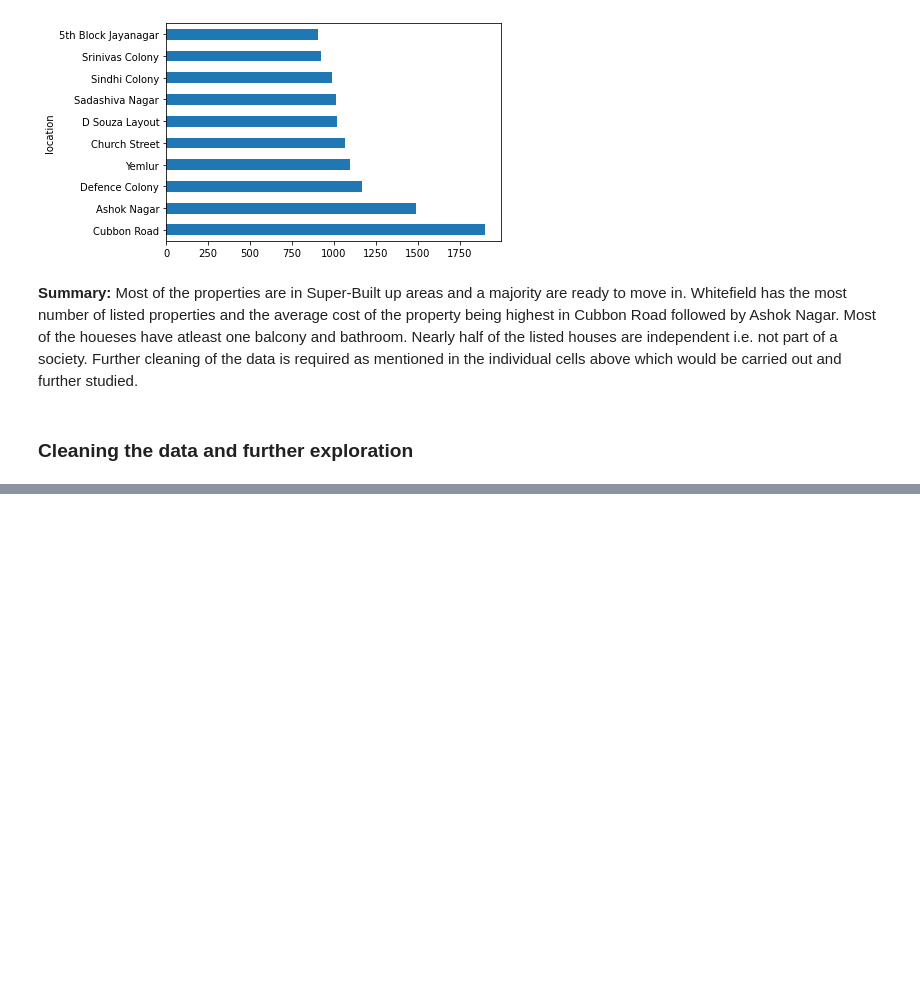
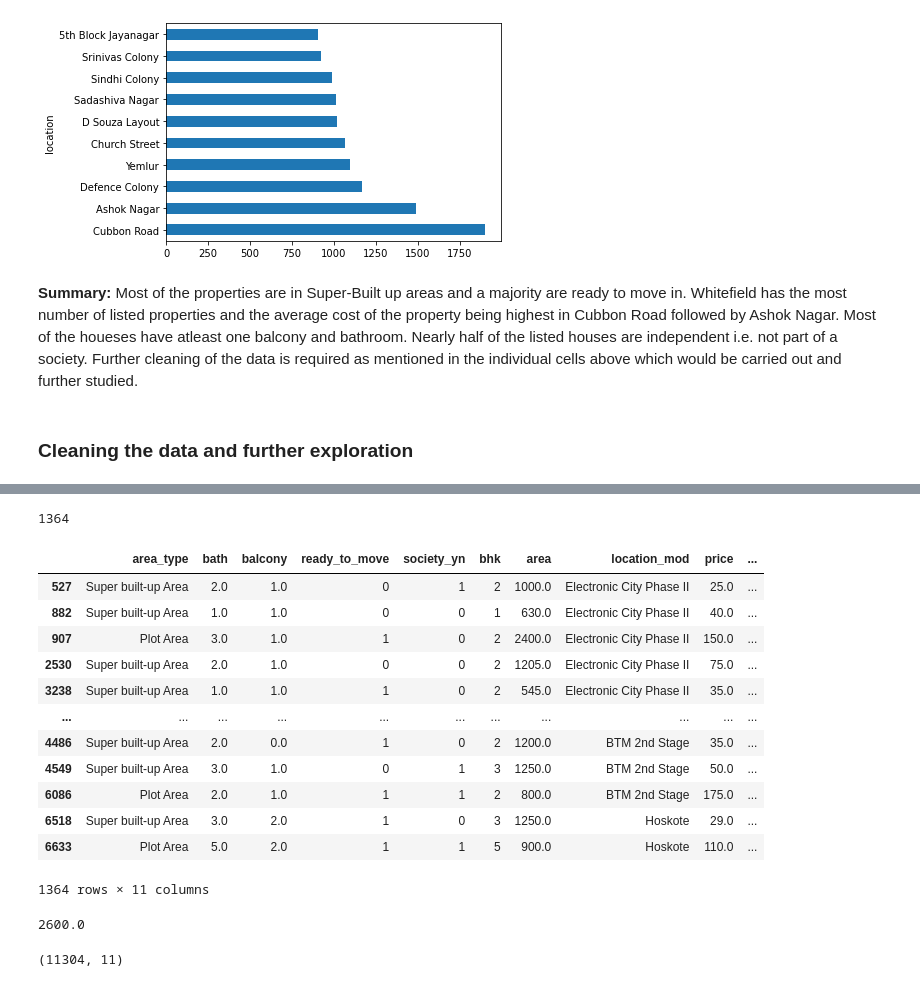
Before and after one commit to mayanksinghkgp/Bangalore_Property_Price, a Jupyter notebook: Bangalore_Property_Price.ipynb, the cells around one changed output, grey strips where cells are left out. Drawn from its saved outputs; the diff is of its cells as text; code cells hidden in the pictures; blank space fills up the shorter version.

```diff
--- a/Bangalore_Property_Price.ipynb
+++ b/Bangalore_Property_Price.ipynb
@@ -189,0 +404,4 @@ Further cleaning of the data is required as mentioned in the individual cells ab
+# %%
+df['area_per_room'] = df.area/df.bhk
+# %%
+df['price_per_sqft'] = df.price*100000/df.area
@@ -189,0 +417,37 @@ Further cleaning of the data is required as mentioned in the individual cells ab
+# %%
+def loc_drop():
+    keys = []
+    for i in df.location_mod.unique():
+        dft = df[df.location_mod == i]['price_per_sqft'].copy()
+        lo = dft.quantile(.05)
+        hi = dft.quantile(.95)
+        for j in dft.index:
+            if dft.loc[j]<lo or dft.loc[j]>hi:
+                keys.append(j)
+    return keys
+# %%
+k = loc_drop()
+# %%
+len(k)
+# %% [output]
+1364
+# %%
+df.loc[k]
+# %% [output]
+|  | area_type | bath | balcony | ready_to_move | society_yn | bhk | area | location_mod | price | ... |
+| 527 | Super built-up Area | 2.0 | 1.0 | 0 | 1 | 2 | 1000.0 | Electronic City Phase II | 25.0 | ... |
+| 882 | Super built-up Area | 1.0 | 1.0 | 0 | 0 | 1 | 630.0 | Electronic City Phase II | 40.0 | ... |
+| 907 | Plot Area | 3.0 | 1.0 | 1 | 0 | 2 | 2400.0 | Electronic City Phase II | 150.0 | ... |
+| 2530 | Super built-up Area | 2.0 | 1.0 | 0 | 0 | 2 | 1205.0 | Electronic City Phase II | 75.0 | ... |
+| 3238 | Super built-up Area | 1.0 | 1.0 | 1 | 0 | 2 | 545.0 | Electronic City Phase II | 35.0 | ... |
+| ... | ... | ... | ... | ... | ... | ... | ... | ... | ... | ... |
+| 4486 | Super built-up Area | 2.0 | 0.0 | 1 | 0 | 2 | 1200.0 | BTM 2nd Stage | 35.0 | ... |
+| 4549 | Super built-up Area | 3.0 | 1.0 | 0 | 1 | 3 | 1250.0 | BTM 2nd Stage | 50.0 | ... |
+| 6086 | Plot Area | 2.0 | 1.0 | 1 | 1 | 2 | 800.0 | BTM 2nd Stage | 175.0 | ... |
+| 6518 | Super built-up Area | 3.0 | 2.0 | 1 | 0 | 3 | 1250.0 | Hoskote | 29.0 | ... |
+| 6633 | Plot Area | 5.0 | 2.0 | 1 | 1 | 5 | 900.0 | Hoskote | 110.0 | ... |
+1364 rows × 11 columns
+# %%
+df[df.location_mod == 'Electronic City Phase II'].price_per_sqft.quantile(0.05)
+# %% [output]
+2600.0
@@ -189,0 +456,4 @@ Further cleaning of the data is required as mentioned in the individual cells ab
+# %%
+df1.shape
+# %% [output]
+(11304, 11)
```
Also changed, not shown: parts of 36 cells of this notebook.
